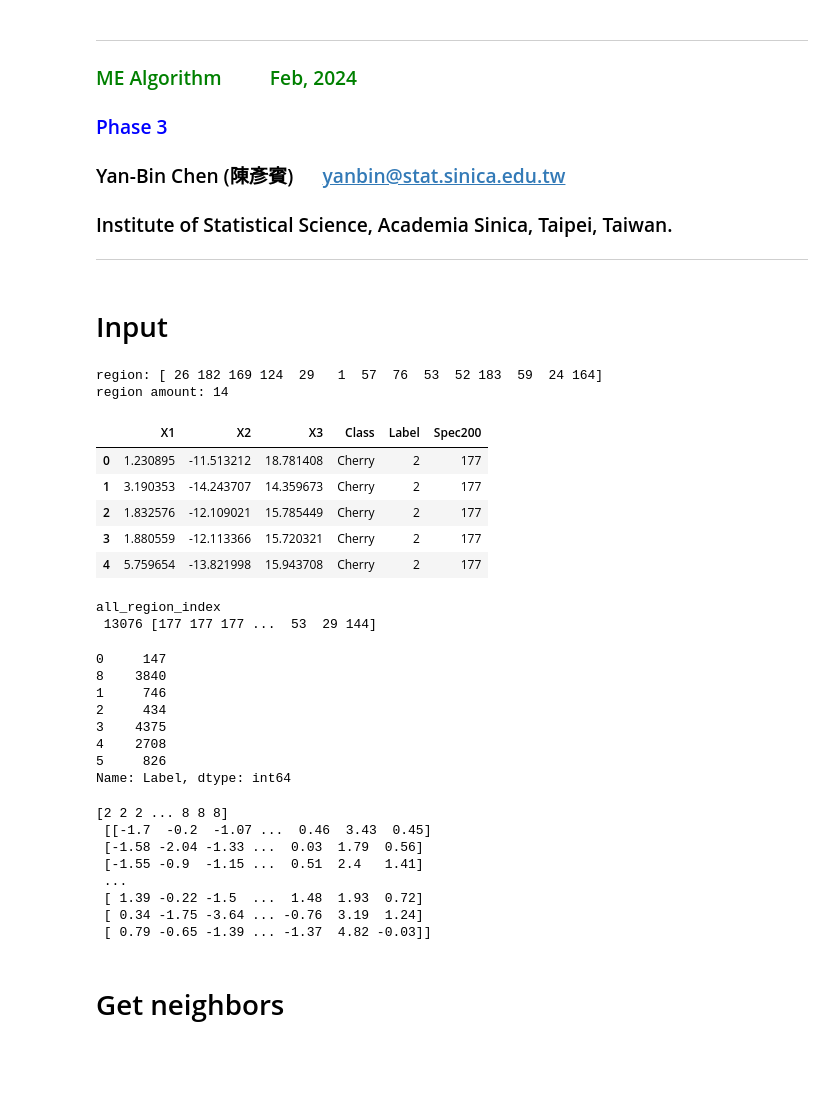
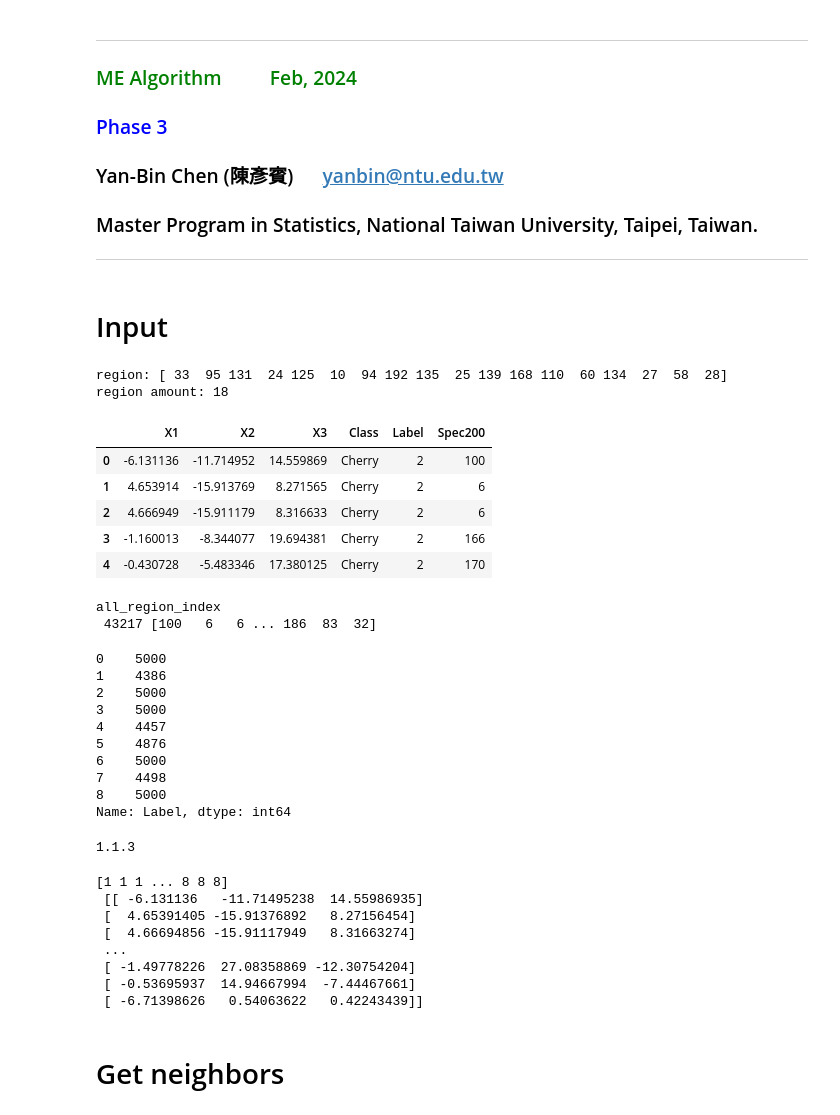
Before and after one commit to yanbinc2/ME_codes, a Jupyter notebook: phase3/codes/main_phase3.ipynb, the cells around one changed output. Saved outputs shown, nothing was run; the diff lists cells and outputs as text; code cells hidden in the pictures; blank space fills up the shorter version.

```diff
--- a/phase3/codes/main_phase3.ipynb
+++ b/phase3/codes/main_phase3.ipynb
@@ -2,8 +2,8 @@
 ***
 ### <span style='color:green'> ME Algorithm  &emsp;&emsp; Feb, 2024 </span>
 ### <span style='color:Blue'> Phase 3 </span>
-### <p> Yan-Bin Chen (陳彥賓) &emsp; yanbin@stat.sinica.edu.tw </p>
-### <p> Institute of Statistical Science, Academia Sinica, Taipei, Taiwan.</p>
+### <p> Yan-Bin Chen (陳彥賓) &emsp; yanbin@ntu.edu.tw </p>
+### <p> Master Program in Statistics, National Taiwan University, Taipei, Taiwan.</p>
 ---
 # %% [markdown]
 # Input
@@ -22,8 +22,8 @@ import datetime
 PATH1='../data/seedinds.txt'
 PATH2='../data/bilabels.txt'
 PATH3='../data/seedinds_neighborregions.txt'
-PATH4='../data/ResNet18_PlantDisease_45K_Spec200_sampling.csv'
-PATH5='../data/ResNet18_PlantDisease_45K_Values_sampling.csv'
+PATH4='../data/ResNet18_PlantDisease_45K_Spec200.csv'
+PATH5='../data/ResNet18_PlantDisease_45K_Values.csv'
 
 
 #===  parameters ========================================================
@@ -39,50 +39,58 @@ else: # 1D
 
 
 # (1)PATH1
 df1 = pandas.read_csv(PATH1, header=None, delimiter = "\t")
 region = df1.to_numpy().T[0]
 NUM_region = len(region)
 
 # (2)PATH2
 df2 = pandas.read_csv(PATH2, header=None, delimiter = "\t")
 cen = df2.to_numpy()
 
 print('region:', region)
 print('region amount:', len(region))
 
 
 # (4)PATH4. Have to be here. The following neighboring process needs this information
 df4 = pandas.read_csv(PATH4)
 display(df4.head())
 #all_region_index  = df.iloc[:,REGION_INDEX_LOC].to_numpy().astype(int)
 all_region_index  = df4[REG_COLUMN].to_numpy().astype(int)
 print("all_region_index\n",len(all_region_index), all_region_index)
 
 
 # (4)PATH4 reset label
 label=df4['Label'].value_counts(sort=False).keys()
 _=[df4['Label'].replace(to_replace=label[i], value=i, inplace=True) for i in range(len(label))]
 display(df4['Label'].value_counts(sort=False))
 test_label_answer = df4["Label"].to_numpy()
 # %% [output]
-region: [ 26 182 169 124  29   1  57  76  53  52 183  59  24 164]
-region amount: 14
+region: [ 33  95 131  24 125  10  94 192 135  25 139 168 110  60 134  27  58  28]
+region amount: 18
 |  | X1 | X2 | X3 | Class | Label | Spec200 |
-| 0 | 1.230895 | -11.513212 | 18.781408 | Cherry | 2 | 177 |
-| 1 | 3.190353 | -14.243707 | 14.359673 | Cherry | 2 | 177 |
-| 2 | 1.832576 | -12.109021 | 15.785449 | Cherry | 2 | 177 |
-| 3 | 1.880559 | -12.113366 | 15.720321 | Cherry | 2 | 177 |
-| 4 | 5.759654 | -13.821998 | 15.943708 | Cherry | 2 | 177 |
+| 0 | -6.131136 | -11.714952 | 14.559869 | Cherry | 2 | 100 |
+| 1 | 4.653914 | -15.913769 | 8.271565 | Cherry | 2 | 6 |
+| 2 | 4.666949 | -15.911179 | 8.316633 | Cherry | 2 | 6 |
+| 3 | -1.160013 | -8.344077 | 19.694381 | Cherry | 2 | 166 |
+| 4 | -0.430728 | -5.483346 | 17.380125 | Cherry | 2 | 170 |
 all_region_index
- 13076 [177 177 177 ...  53  29 144]
+ 43217 [100   6   6 ... 186  83  32]
-0     147
-8    3840
-1     746
-2     434
-3    4375
-4    2708
-5     826
+0    5000
+1    4386
+2    5000
+3    5000
+4    4457
+5    4876
+6    5000
+7    4498
+8    5000
 Name: Label, dtype: int64
+# %%
+df1
+import pandas as pd
+print(pd.__version__)
+# %% [output]
+1.1.3
 # %%
 # (5)PATH5     convert the embedded data into the pickle file
 df5 = pandas.read_csv(PATH5)
@@ -95,14 +103,14 @@ with open(PATH5, 'wb') as f:
     pickle.dump([test_array, test_label_answer], f)
 print(test_label_answer, "\n", test_array)
 # %% [output]
-[2 2 2 ... 8 8 8]
- [[-1.7  -0.2  -1.07 ...  0.46  3.43  0.45]
- [-1.58 -2.04 -1.33 ...  0.03  1.79  0.56]
- [-1.55 -0.9  -1.15 ...  0.51  2.4   1.41]
+[1 1 1 ... 8 8 8]
+ [[ -6.131136   -11.71495238  14.55986935]
+ [  4.65391405 -15.91376892   8.27156454]
+ [  4.66694856 -15.91117949   8.31663274]
  ...
- [ 1.39 -0.22 -1.5  ...  1.48  1.93  0.72]
- [ 0.34 -1.75 -3.64 ... -0.76  3.19  1.24]
- [ 0.79 -0.65 -1.39 ... -1.37  4.82 -0.03]]
+ [ -1.49778226  27.08358869 -12.30754204]
+ [ -0.53695937  14.94667994  -7.44467661]
+ [ -6.71398626   0.54063622   0.42243439]]
 # %% [markdown]
 # Get neighbors
 # %%
```
Also changed, not shown: parts of 8 cells of this notebook.
